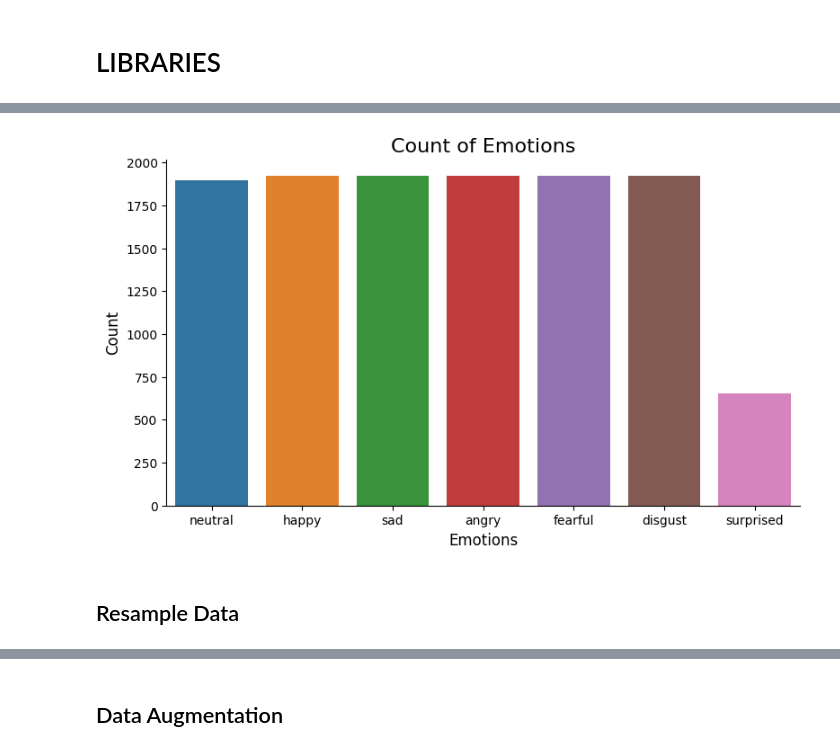
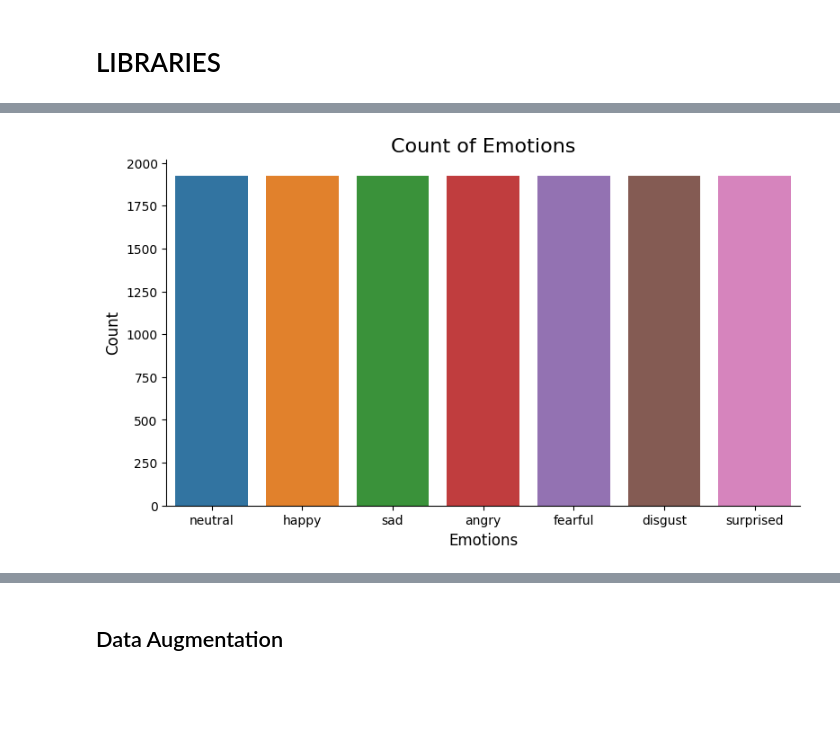
Before and after one commit to HuynhHanDong/Speech-Emotion-Recognition, a Jupyter notebook: Speech_Emotion_Recognition.ipynb, the cells around one changed output, grey strips where cells are left out. Saved outputs shown, nothing was run; the diff lists cells and outputs as text; code cells hidden in the pictures; blank space fills up the shorter version.

Commit message:
fix: use augmentation to balance minor class

```diff
--- a/Speech_Emotion_Recognition.ipynb
+++ b/Speech_Emotion_Recognition.ipynb
@@ -250,0 +13,3 @@ Name: count, dtype: int64
+# %%
+df = pd.read_csv("balanced_audio_dataset.csv")
+df
@@ -251,13 +30,11 @@ Name: count, dtype: int64
 # %%
 fig = plt.figure(figsize=(20, 5))
 
 fig.add_subplot(121)
 plt.title('Count of Emotions', size=16)
-sns.countplot(x=combined_df["Emotion"], hue=combined_df["Emotion"], legend=False)
+sns.countplot(x=df["Emotion"], hue=df["Emotion"], legend=False)
 plt.ylabel('Count', size=12)
 plt.xlabel('Emotions', size=12)
 sns.despine(top=True, right=True, left=False, bottom=False)
 # %% [output]
-[figure, old version]
+[figure, new version]
-# %% [markdown]
-## Resample Data
```
Also changed, not shown: parts of 42 cells of this notebook, 3 other files.
